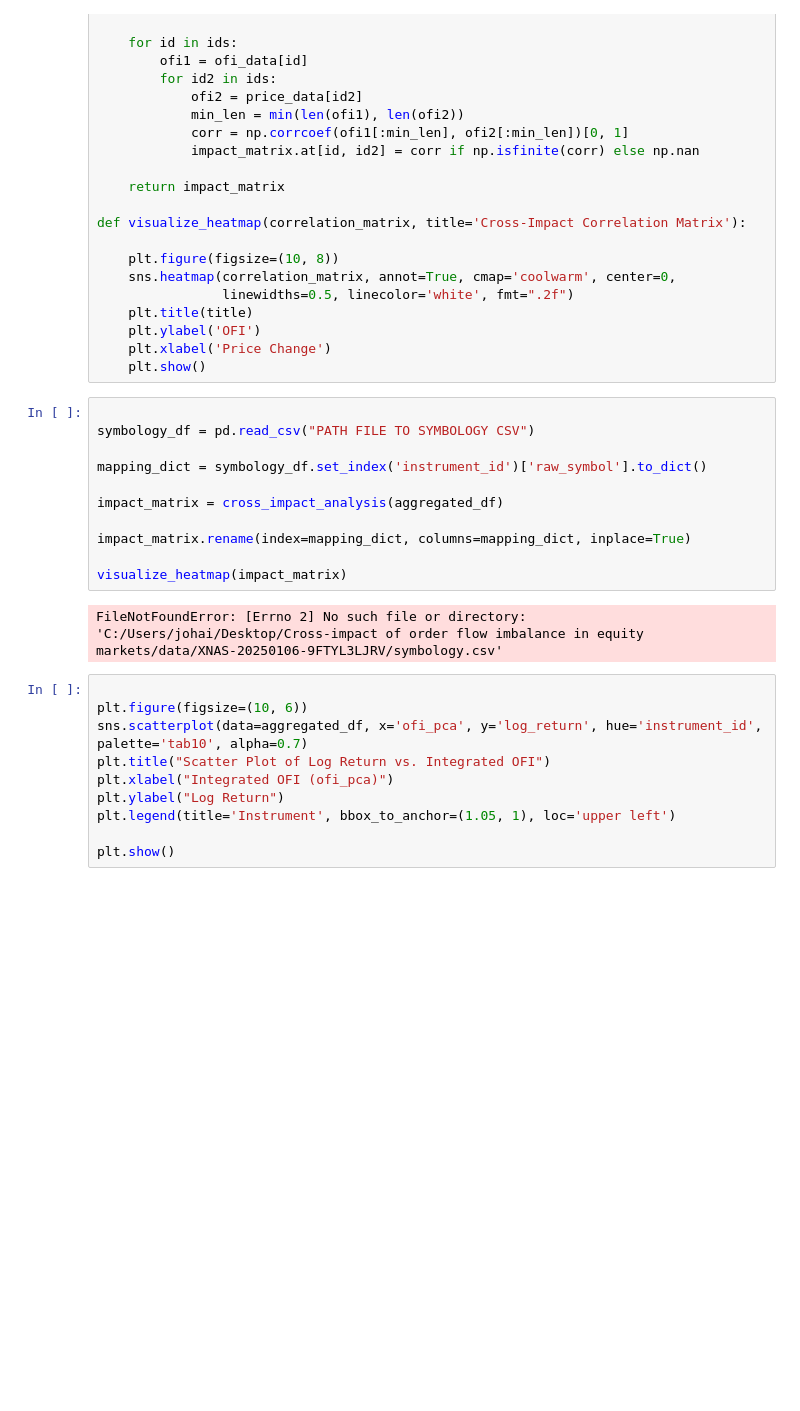
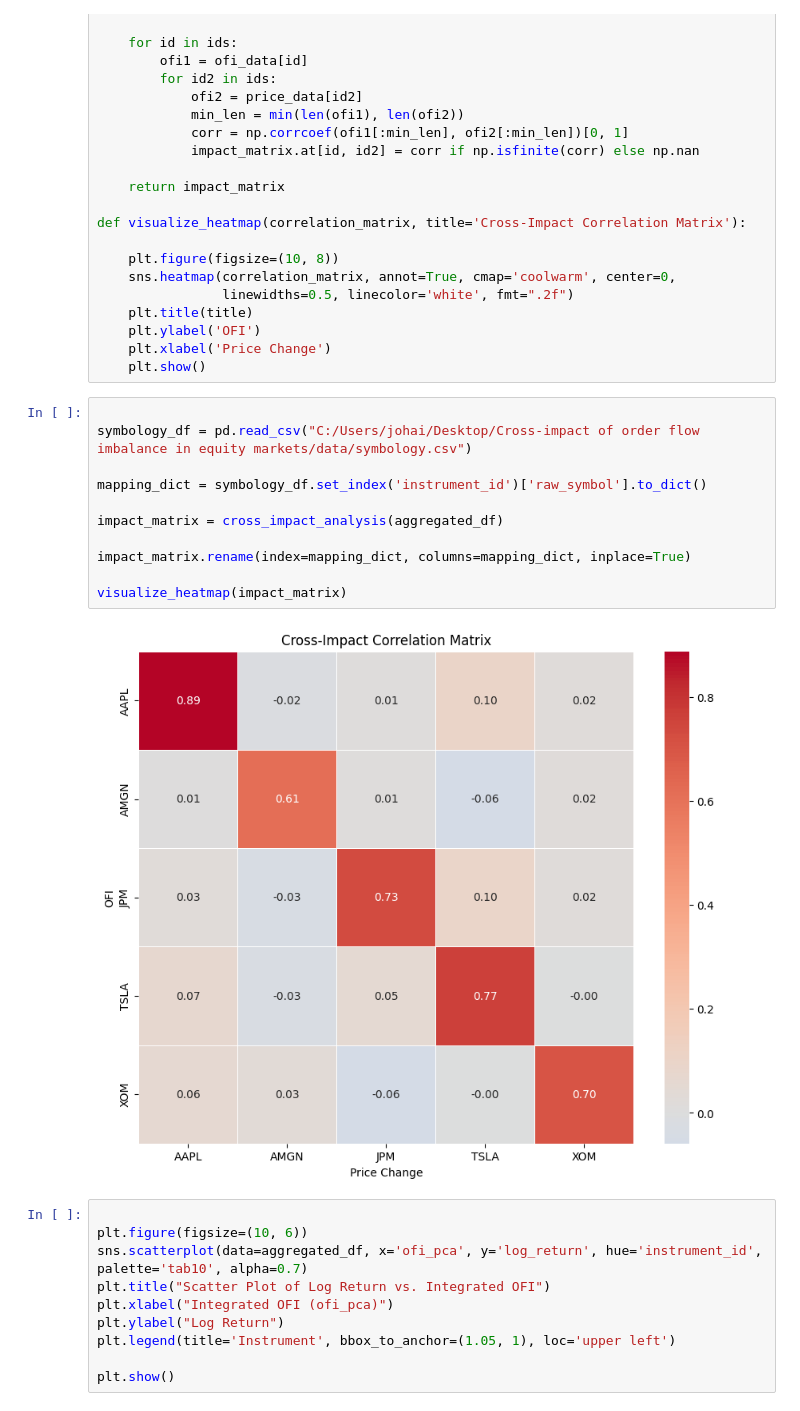
Before and after one commit to johailg2/Cross-Impact-of-Order-Flow-Imbalance-in-Equity-Markets, a Jupyter notebook: notebooks/notebook.ipynb, the cells around one changed output. Cells and saved outputs as stored; diff of their text form; blank space fills up the shorter version.

```diff
--- a/notebooks/notebook.ipynb
+++ b/notebooks/notebook.ipynb
@@ -400,17 +400,17 @@ def visualize_heatmap(correlation_matrix, title='Cross-Impact Correlation Matrix
     plt.show()
 # %%
 
-symbology_df = pd.read_csv("PATH FILE TO SYMBOLOGY CSV")
+symbology_df = pd.read_csv("C:/Users/johai/Desktop/Cross-impact of order flow imbalance in equity markets/data/symbology.csv")
 
 mapping_dict = symbology_df.set_index('instrument_id')['raw_symbol'].to_dict()
 
 impact_matrix = cross_impact_analysis(aggregated_df)
 
 impact_matrix.rename(index=mapping_dict, columns=mapping_dict, inplace=True)
 
 visualize_heatmap(impact_matrix)
 # %% [output]
-FileNotFoundError: [Errno 2] No such file or directory: 'C:/Users/johai/Desktop/Cross-impact of order flow imbalance in equity markets/data/XNAS-20250106-9FTYL3LJRV/symbology.csv'
+[figure, added]
 # %%
 
 plt.figure(figsize=(10, 6))
```
